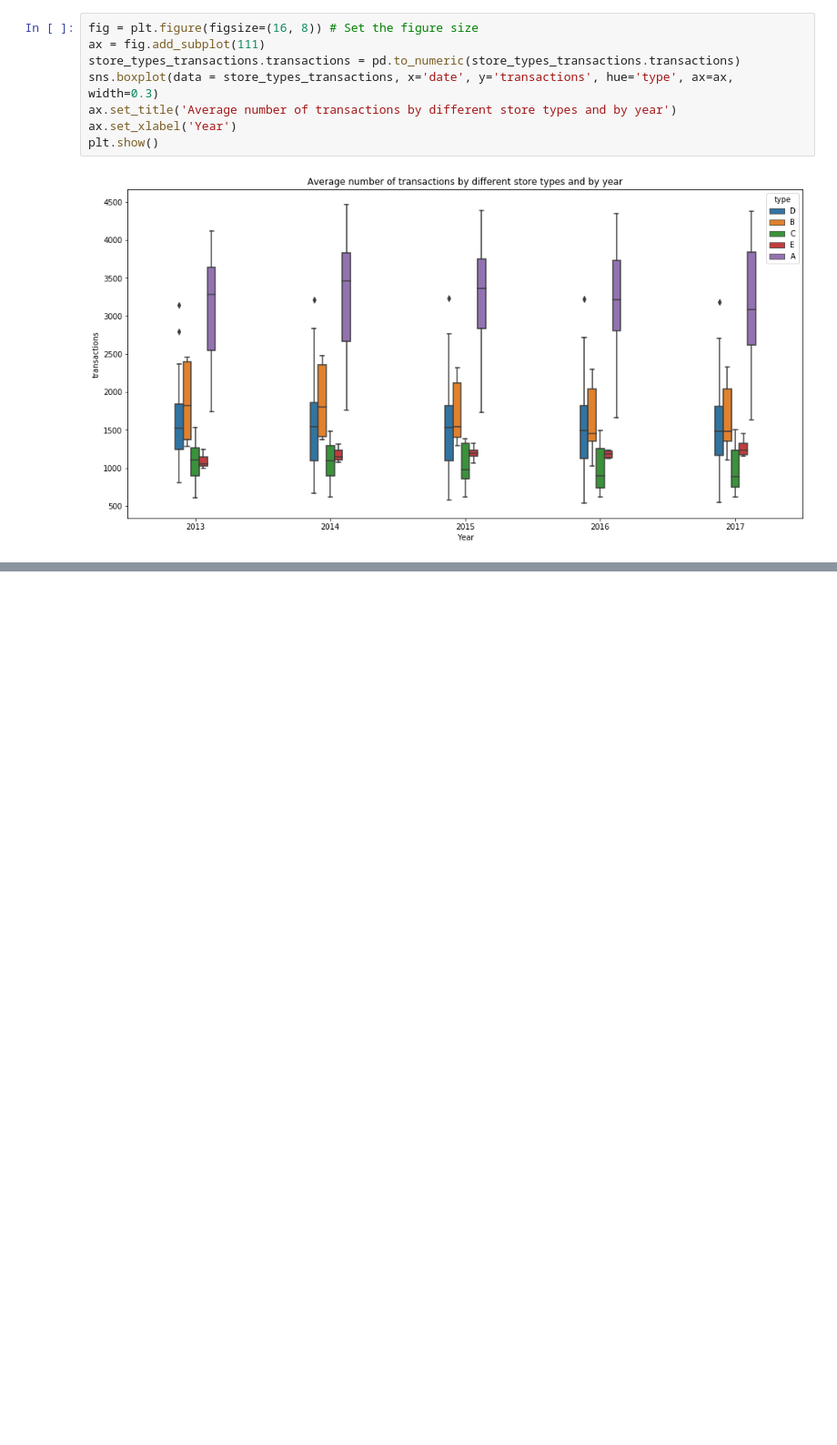
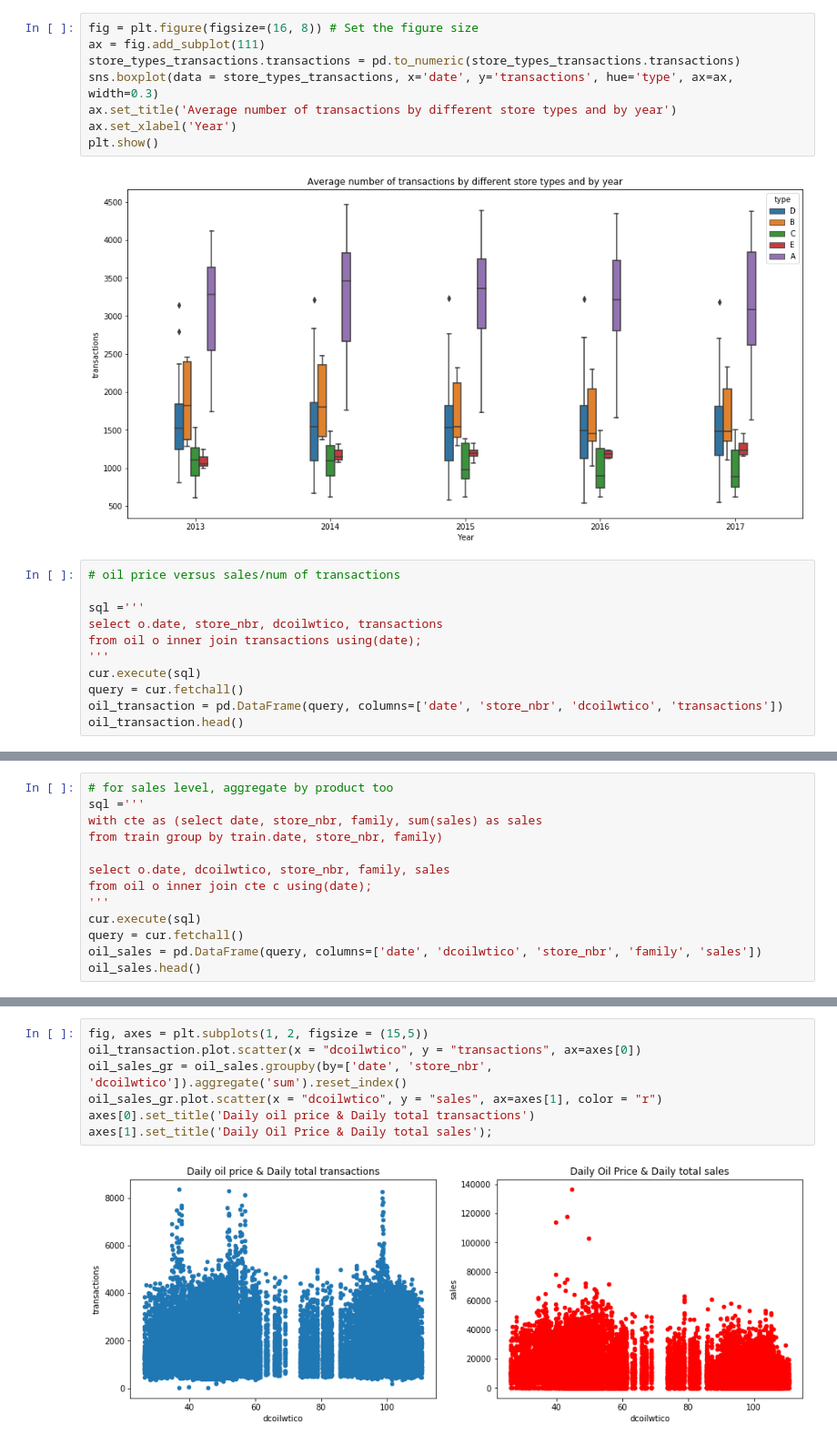
Before and after one commit to irenechang1510/sales-analysis, a Jupyter notebook: analysis.ipynb, the cells around one changed output, grey strips where cells are left out. Shown at 91% size. Drawn from its saved outputs; the diff is of its cells as text; blank space fills up the shorter version.

```diff
--- a/analysis.ipynb
+++ b/analysis.ipynb
@@ -280,3 +280,14 @@ ax.set_xlabel('Year')
 plt.show()
 # %% [output]
 [figure]
+# %%
+# oil price versus sales/num of transactions
+
+sql ='''
+select o.date, store_nbr, dcoilwtico, transactions
+from oil o inner join transactions using(date);
+'''
+cur.execute(sql)
+query = cur.fetchall()
+oil_transaction = pd.DataFrame(query, columns=['date', 'store_nbr', 'dcoilwtico', 'transactions'])
+oil_transaction.head()
@@ -282,0 +301,13 @@ plt.show()
+# %%
+# for sales level, aggregate by product too
+sql ='''
+with cte as (select date, store_nbr, family, sum(sales) as sales
+from train group by train.date, store_nbr, family)
+
+select o.date, dcoilwtico, store_nbr, family, sales
+from oil o inner join cte c using(date);
+'''
+cur.execute(sql)
+query = cur.fetchall()
+oil_sales = pd.DataFrame(query, columns=['date', 'dcoilwtico', 'store_nbr', 'family', 'sales'])
+oil_sales.head()
@@ -282,0 +321,9 @@ plt.show()
+# %%
+fig, axes = plt.subplots(1, 2, figsize = (15,5))
+oil_transaction.plot.scatter(x = "dcoilwtico", y = "transactions", ax=axes[0])
+oil_sales_gr = oil_sales.groupby(by=['date', 'store_nbr', 'dcoilwtico']).aggregate('sum').reset_index()
+oil_sales_gr.plot.scatter(x = "dcoilwtico", y = "sales", ax=axes[1], color = "r")
+axes[0].set_title('Daily oil price & Daily total transactions')
+axes[1].set_title('Daily Oil Price & Daily total sales');
+# %% [output]
+[figure, added]
```
Also changed, not shown: parts of 5 cells of this notebook.
